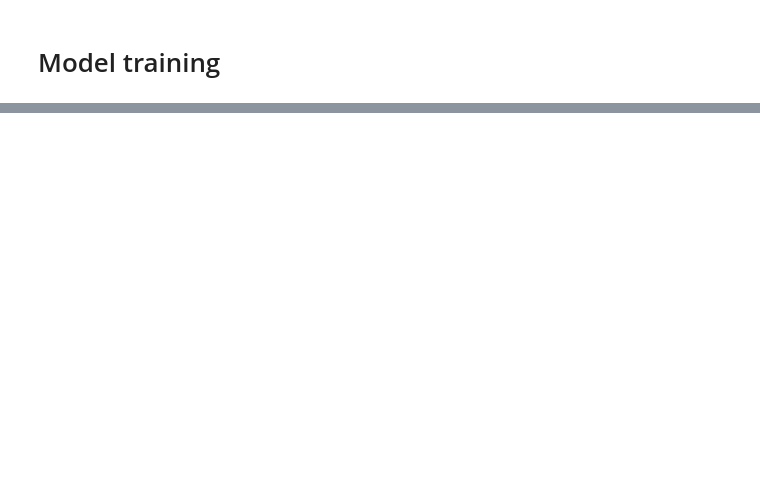
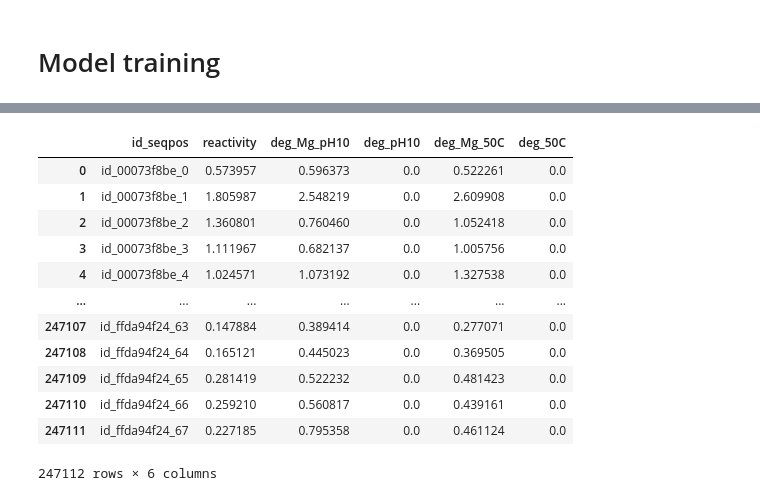
Before and after one commit to JanKapala/OpenVaccine-COVID-19-mRNA-Vaccine-Degradation-Prediction, a Jupyter notebook: Covid.ipynb, the cells around one changed output, grey strips where cells are left out. Drawn from its saved outputs; the diff is of its cells as text; code cells hidden in the pictures; blank space fills up the shorter version.

Commit message:
Add submission generator, mcrmse loss, improve pipeline

```diff
--- a/Covid.ipynb
+++ b/Covid.ipynb
@@ -667,0 +661,3 @@ plt.plot(history.history['val_loss'])
+# %%
+prediction_ds = test_ds.batch(64)
+prediction_ds
@@ -667,0 +666,2 @@ plt.plot(history.history['val_loss'])
+# %%
+predictions = model.predict(prediction_ds)
@@ -668,2 +692,48 @@ plt.plot(history.history['val_loss'])
+# %%
+def get_example_id(example_index, raw_test_ds):
+    return raw_test_ds.loc[raw_test_ds['index'] == example_index]['id'].values[0]
+# %%
+def predictions_to_submission(predictions, raw_test_ds, missing_value=0.0):
+#     print('id_seqpos,reactivity,deg_Mg_pH10,deg_pH10,deg_Mg_50C,deg_50C')
+    submission_dict = {'id_seqpos': [],
+                       'reactivity': [],
+                       'deg_Mg_pH10': [],
+                       'deg_pH10': [],
+                       'deg_Mg_50C': [],
+                       'deg_50C': []
+                       }
+    for example_index, example in enumerate(predictions):
+        example_id = get_example_id(example_index, raw_test_ds)
+        for seqpos_index, (reactivity, deg_Mg_pH10, deg_Mg_50C) in enumerate(example):
+            # prepare values
+            id_seqpos = f"{example_id}_{seqpos_index}"
+            deg_pH10 = missing_value
+            deg_50C = missing_value
+
+            # add values to submission_dict
+            submission_dict['id_seqpos'].append(id_seqpos)
+            submission_dict['reactivity'].append(reactivity)
+            submission_dict['deg_Mg_pH10'].append(deg_Mg_pH10)
+            submission_dict['deg_pH10'].append(deg_pH10)
+            submission_dict['deg_Mg_50C'].append(deg_Mg_50C)
+            submission_dict['deg_50C'].append(deg_50C)
+
+    return pd.DataFrame(submission_dict)
+# %%
+predictions_to_submission(predictions, raw_test_ds)
+# %% [output]
+|  | id_seqpos | reactivity | deg_Mg_pH10 | deg_pH10 | deg_Mg_50C | deg_50C |
+| 0 | id_00073f8be_0 | 0.573957 | 0.596373 | 0.0 | 0.522261 | 0.0 |
+| 1 | id_00073f8be_1 | 1.805987 | 2.548219 | 0.0 | 2.609908 | 0.0 |
+| 2 | id_00073f8be_2 | 1.360801 | 0.760460 | 0.0 | 1.052418 | 0.0 |
+| 3 | id_00073f8be_3 | 1.111967 | 0.682137 | 0.0 | 1.005756 | 0.0 |
+| 4 | id_00073f8be_4 | 1.024571 | 1.073192 | 0.0 | 1.327538 | 0.0 |
+| ... | ... | ... | ... | ... | ... | ... |
+| 247107 | id_ffda94f24_63 | 0.147884 | 0.389414 | 0.0 | 0.277071 | 0.0 |
+| 247108 | id_ffda94f24_64 | 0.165121 | 0.445023 | 0.0 | 0.369505 | 0.0 |
+| 247109 | id_ffda94f24_65 | 0.281419 | 0.522232 | 0.0 | 0.481423 | 0.0 |
+| 247110 | id_ffda94f24_66 | 0.259210 | 0.560817 | 0.0 | 0.439161 | 0.0 |
+| 247111 | id_ffda94f24_67 | 0.227185 | 0.795358 | 0.0 | 0.461124 | 0.0 |
+247112 rows × 6 columns
 # %%
 model.save('model')
```
Also changed, not shown: parts of 47 cells of this notebook.
